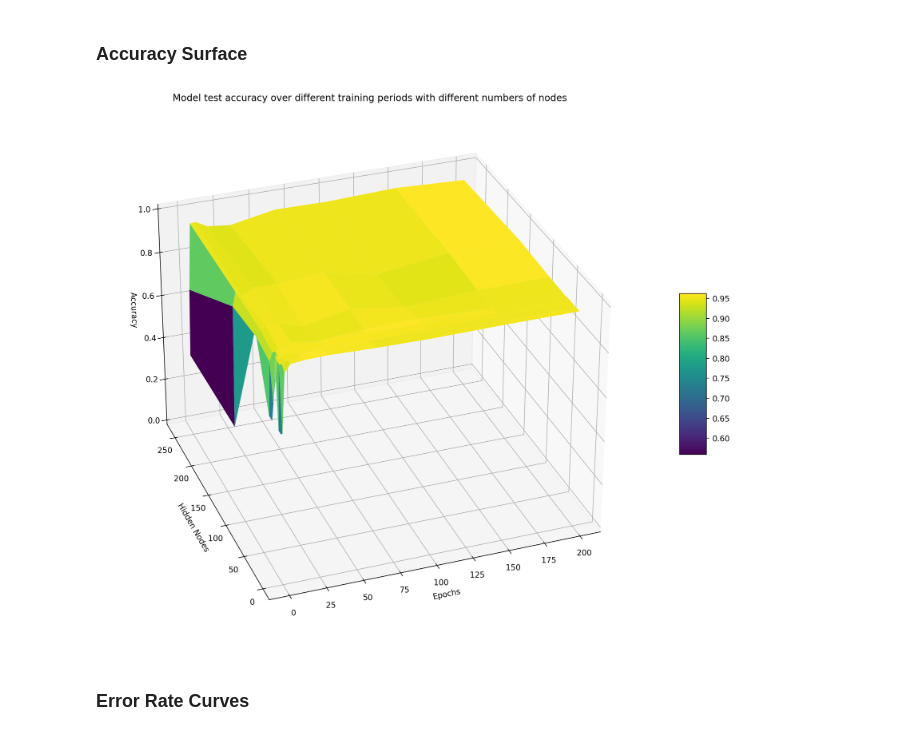
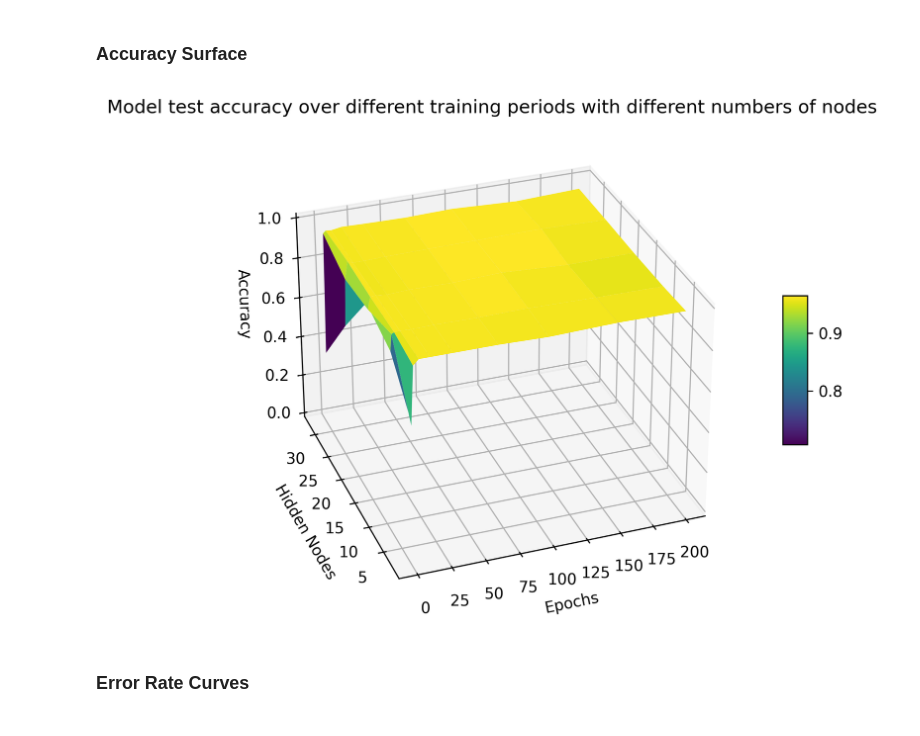
Before and after one commit to Sarsoo/SLP-Training, a Jupyter notebook: nncw.ipynb, the cells around one changed output. Saved outputs shown, nothing was run; the diff lists cells and outputs as text; code cells hidden in the pictures.

```diff
--- a/nncw.ipynb
+++ b/nncw.ipynb
@@ -10,9 +10,10 @@ import seaborn as sns
 import random
 import pickle
 import json
+import math
 
 from sklearn.model_selection import train_test_split
 
-fig_dpi = 200
+fig_dpi = 500
 
 %load_ext tensorboard
@@ -175,6 +144,6 @@ epochs = [1, 2, 4, 8, 16, 32, 64, 100]
 # %%
-hidden_nodes = [2, 8, 12, 16, 24, 32, 64, 128]
-epochs = [1, 2, 4, 8, 16, 32, 64, 100]
+hidden_nodes = [2, 8, 16, 24, 32]
+epochs = [1, 2, 4, 8, 16, 32, 64, 100, 150, 200]
 
 def evaluate_parameters(hidden_nodes=hidden_nodes,
                         epochs=epochs,
@@ -296,27 +265,27 @@ Nodes: 2, Epochs: 100
 # %%
 X, Y = np.meshgrid(epochs, hidden_nodes)
 
 shaped_result = np.reshape([r["results"][1] for r in single_results],
                            (len(hidden_nodes), len(epochs)))
 
-fig = plt.figure(figsize=(15, 10))
+fig = plt.figure(figsize=(8, 5))
 fig.set_dpi(fig_dpi)
 ax = plt.axes(projection='3d')
 
 surf = ax.plot_surface(X, Y, shaped_result, cmap='viridis')
 ax.set_title('Model test accuracy over different training periods with different numbers of nodes')
 ax.set_xlabel('Epochs')
 ax.set_ylabel('Hidden Nodes')
 ax.set_zlabel('Accuracy')
 ax.view_init(30, -110)
 ax.set_zlim([0, 1])
 fig.colorbar(surf, shrink=0.3, aspect=6)
 
 plt.tight_layout()
 plt.savefig('fig.png')
 plt.show()
 # %% [output]
-[figure, old version]
+[figure, new version]
 # %% [markdown]
 ### Error Rate Curves
 # %%
```
Also changed, not shown: parts of 34 cells of this notebook, 16 other files.
